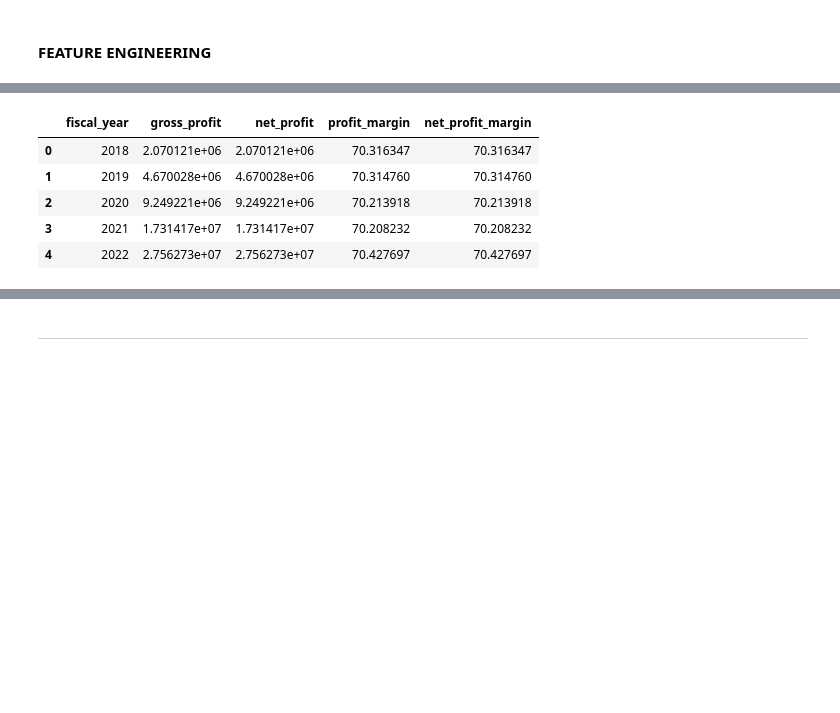
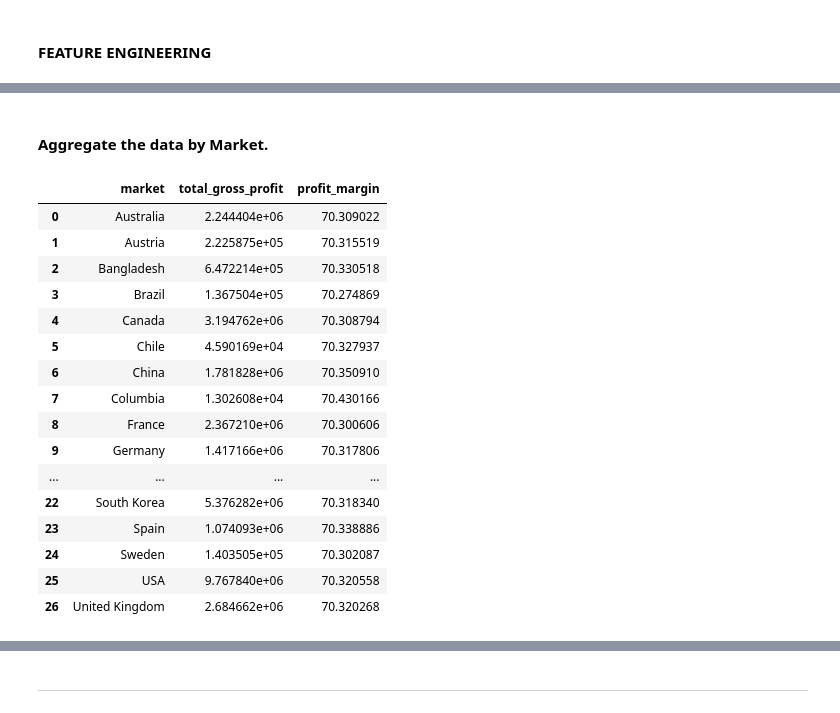
Before and after one commit to CesarChaparro1974/Financial_Analysis_Project, a Jupyter notebook: final_project.ipynb, the cells around one changed output, grey strips where cells are left out. Drawn from its saved outputs; the diff is of its cells as text; code cells hidden in the pictures; blank space fills up the shorter version.

```diff
--- a/final_project.ipynb
+++ b/final_project.ipynb
@@ -766,29 +791,42 @@ new_features_df.head()
+# %% [markdown]
+#### Aggregate the data by Market.
 # %%
-# query to aggregate data by fiscal_year
-query_fiscal_year = """
+# query to aggregate data by market with only total_gross_profit and profit_margin
+query_market = """
 SELECT
-    fsm.fiscal_year,
-    SUM(fsm.sold_quantity * (fgp.gross_price - fmc.manufacturing_cost)) AS gross_profit,
-    SUM(fsm.sold_quantity * (fgp.gross_price - fmc.manufacturing_cost)) AS net_profit,
-    (SUM(fsm.sold_quantity * (fgp.gross_price - fmc.manufacturing_cost)) / SUM(fsm.sold_quantity * fgp.gross_price)) * 100 AS profit_margin,
-    (SUM(fsm.sold_quantity * (fgp.gross_price - fmc.manufacturing_cost)) / SUM(fsm.sold_quantity * fgp.gross_price)) * 100 AS net_profit_margin
+    dc.market,
+    SUM(fsm.sold_quantity * (fgp.gross_price - fmc.manufacturing_cost)) AS total_gross_profit,
+    (SUM(fsm.sold_quantity * (fgp.gross_price - fmc.manufacturing_cost)) / SUM(fsm.sold_quantity * fgp.gross_price)) * 100 AS profit_margin
 FROM
     fact_sales_monthly fsm
+JOIN
+    dim_customer dc ON fsm.customer_code = dc.customer_code
 JOIN
     fact_gross_price fgp ON fsm.product_code = fgp.product_code AND fsm.fiscal_year = fgp.fiscal_year
 JOIN
     fact_manufacturing_cost fmc ON fsm.product_code = fmc.product_code AND fsm.fiscal_year = fmc.cost_year
 GROUP BY
-    fsm.fiscal_year
+    dc.market
 ORDER BY
-    fsm.fiscal_year;
+    dc.market;
 """
-aggregated_fiscal_year = pd.read_sql_query(query_fiscal_year, con)
-aggregated_fiscal_year
+aggregated_market = pd.read_sql_query(query_market, con)
+aggregated_market
 # %% [output]
-|  | fiscal_year | gross_profit | net_profit | profit_margin | net_profit_margin |
-| 0 | 2018 | 2.070121e+06 | 2.070121e+06 | 70.316347 | 70.316347 |
-| 1 | 2019 | 4.670028e+06 | 4.670028e+06 | 70.314760 | 70.314760 |
-| 2 | 2020 | 9.249221e+06 | 9.249221e+06 | 70.213918 | 70.213918 |
-| 3 | 2021 | 1.731417e+07 | 1.731417e+07 | 70.208232 | 70.208232 |
-| 4 | 2022 | 2.756273e+07 | 2.756273e+07 | 70.427697 | 70.427697 |
+|  | market | total_gross_profit | profit_margin |
+| 0 | Australia | 2.244404e+06 | 70.309022 |
+| 1 | Austria | 2.225875e+05 | 70.315519 |
+| 2 | Bangladesh | 6.472214e+05 | 70.330518 |
+| 3 | Brazil | 1.367504e+05 | 70.274869 |
+| 4 | Canada | 3.194762e+06 | 70.308794 |
+| 5 | Chile | 4.590169e+04 | 70.327937 |
+| 6 | China | 1.781828e+06 | 70.350910 |
+| 7 | Columbia | 1.302608e+04 | 70.430166 |
+| 8 | France | 2.367210e+06 | 70.300606 |
+| 9 | Germany | 1.417166e+06 | 70.317806 |
+| ... | ... | ... | ... |
+| 22 | South Korea | 5.376282e+06 | 70.318340 |
+| 23 | Spain | 1.074093e+06 | 70.338886 |
+| 24 | Sweden | 1.403505e+05 | 70.302087 |
+| 25 | USA | 9.767840e+06 | 70.320558 |
+| 26 | United Kingdom | 2.684662e+06 | 70.320268 |
```
Also changed, not shown: parts of 13 cells of this notebook.
